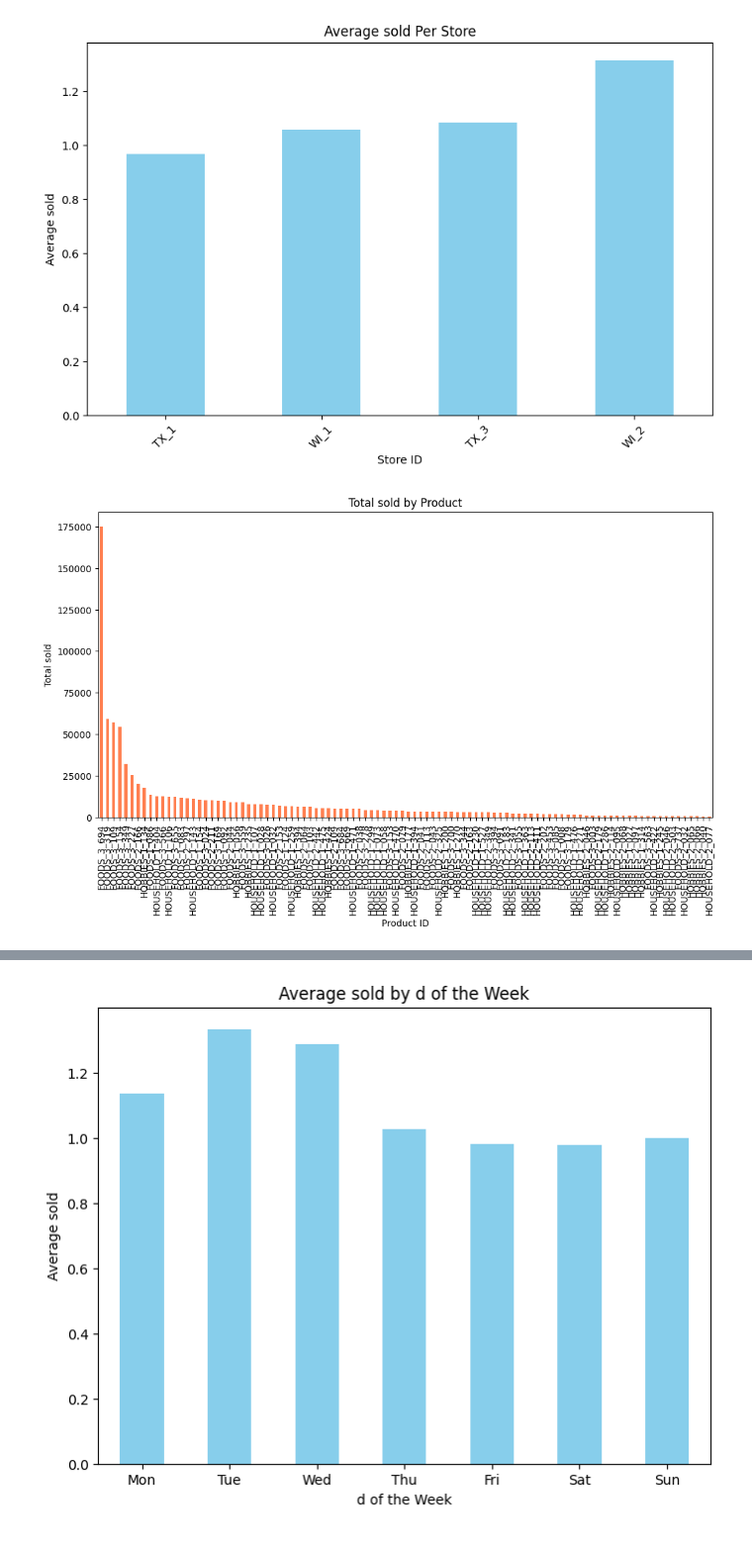
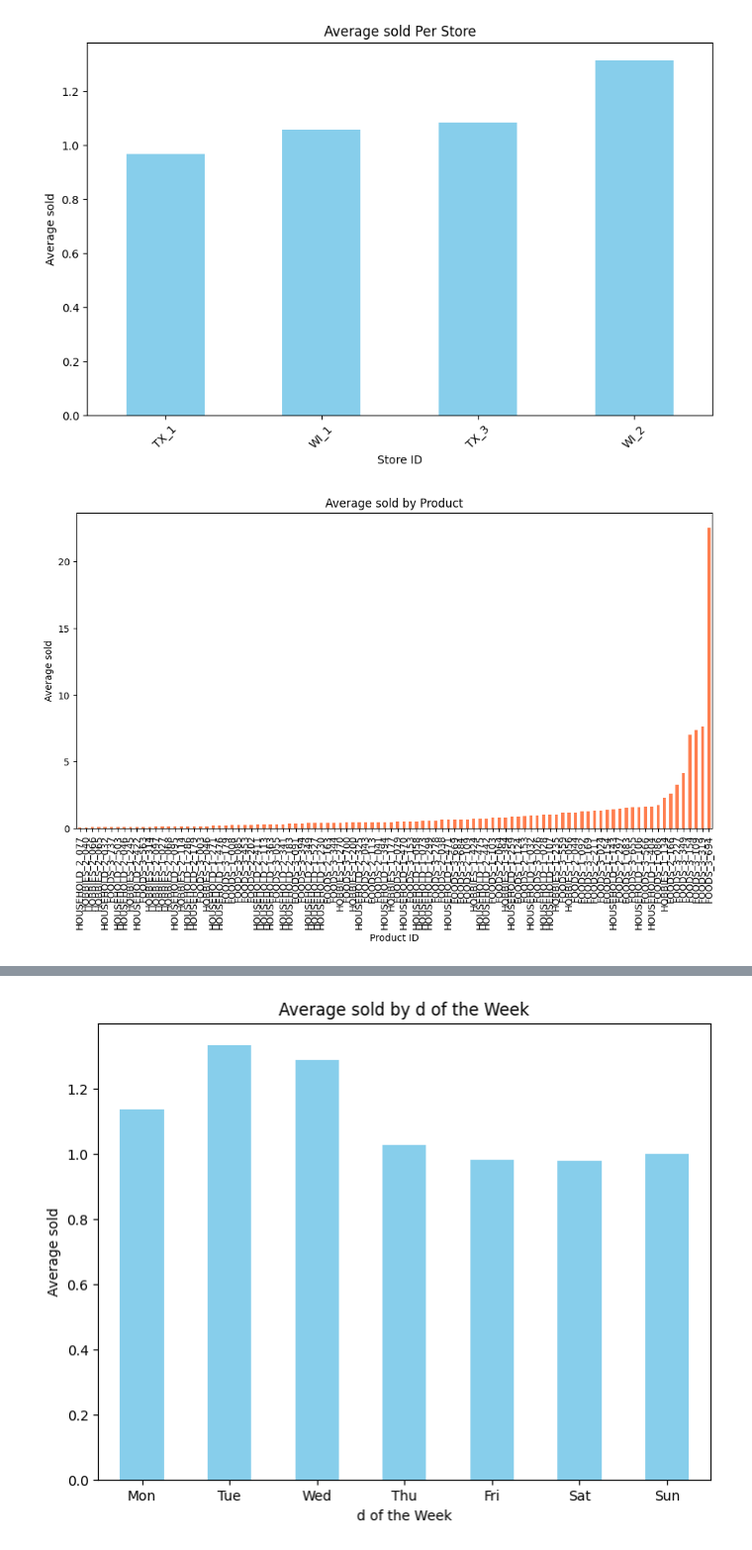
Before and after one commit to rawansr7/supply_chain, a Jupyter notebook: analysis/data_scripts/explore_data.ipynb, the cells around one changed output, grey strips where cells are left out. Shown: that part at 99% size. Saved outputs shown, nothing was run; the diff lists cells and outputs as text; code cells hidden in the pictures.

```diff
--- a/analysis/data_scripts/explore_data.ipynb
+++ b/analysis/data_scripts/explore_data.ipynb
@@ -58,14 +46,14 @@ plt.show()
 # %% [output]
 [figure]
 # %%
-# Total sold by product
-product_sold = data_long.groupby("item_id")["sold"].sum().sort_values(ascending=False)
+# Average sold by product
+average_product_sold = data_long.groupby("item_id")["sold"].mean().sort_values()
 plt.figure(figsize=(12, 6))
-product_sold.plot(kind="bar", color="coral")
-plt.title("Total sold by Product")
+average_product_sold.plot(kind="bar", color="coral")
+plt.title("Average sold by Product")
 plt.xlabel("Product ID")
-plt.ylabel("Total sold")
+plt.ylabel("Average sold")
 plt.xticks(rotation=90)
 plt.show()
 # %% [output]
-[figure, old version]
+[figure, new version]
```
Also changed, not shown: parts of 4 cells of this notebook, 10 other files.
